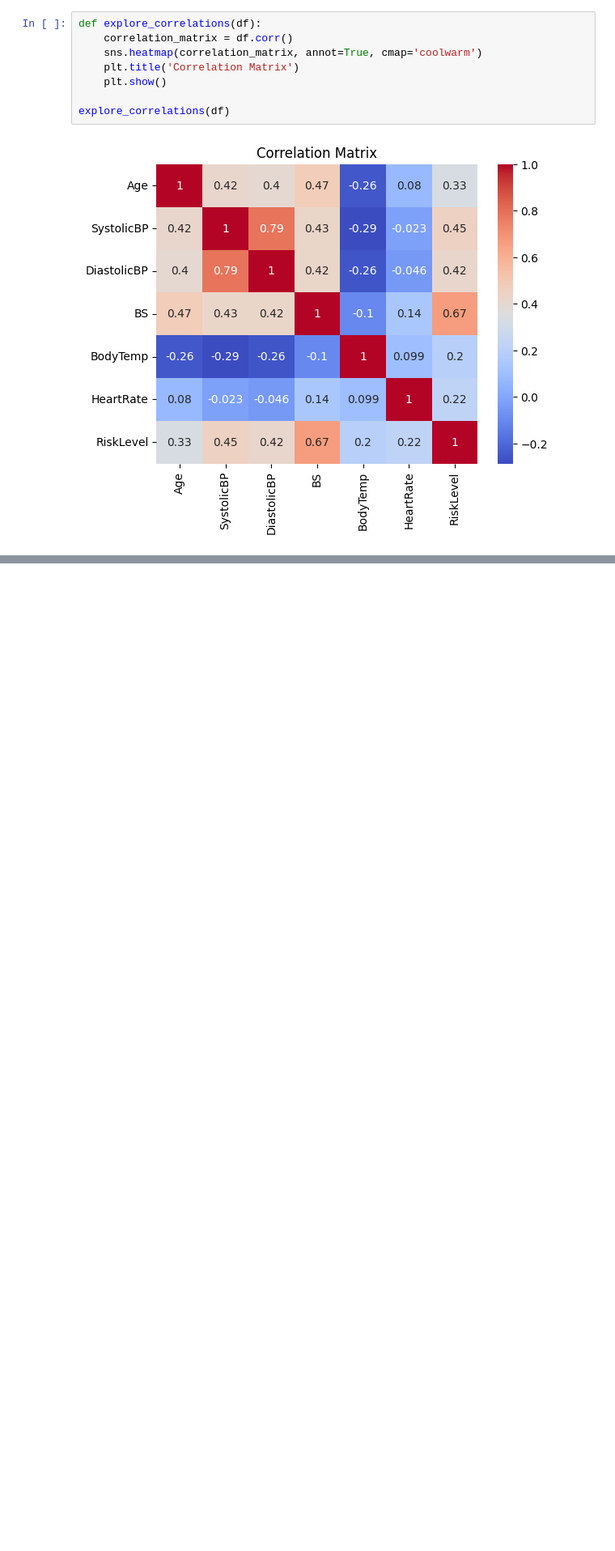
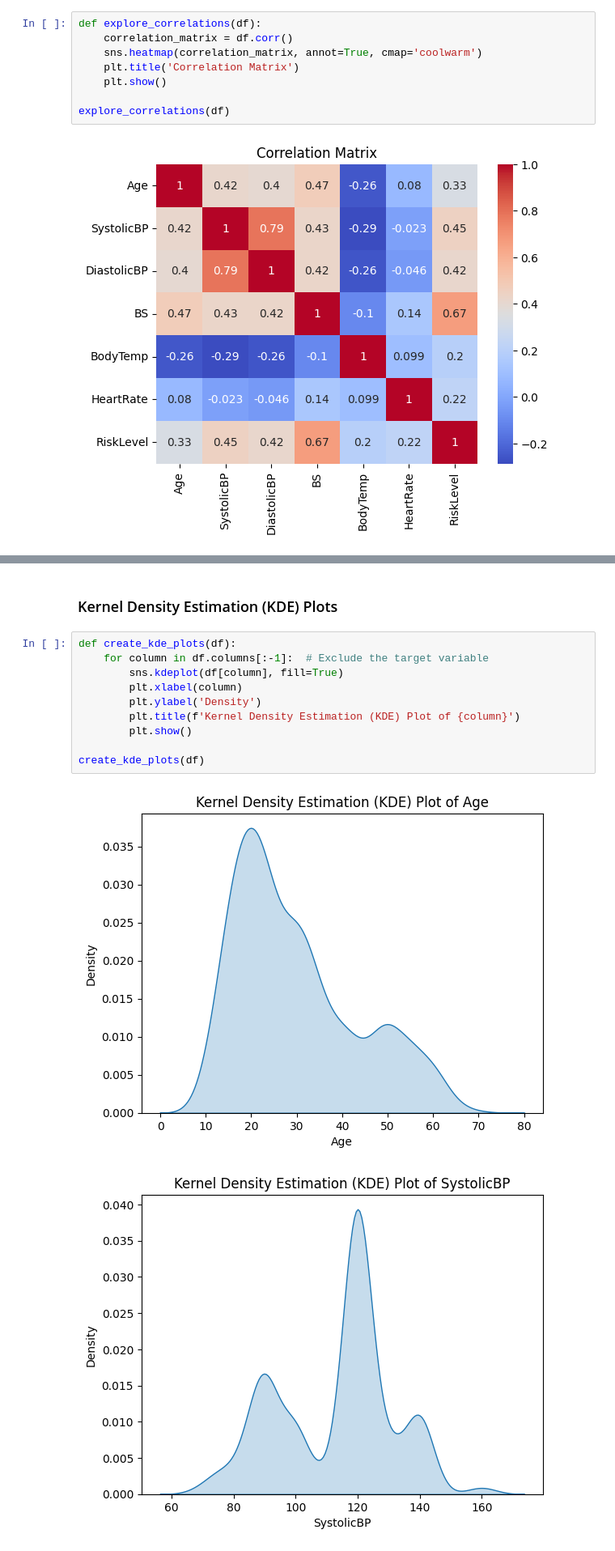
Before and after one commit to irlandakelly/mlops-bootcamp-individual-capstone-project, a Jupyter notebook: notebooks/Maternal_Health_Risk_Data_EDA.ipynb, the cells around one changed output, grey strips where cells are left out. Shown at 81% size. Drawn from its saved outputs; the diff is of its cells as text; blank space fills up the shorter version.

```diff
--- a/notebooks/Maternal_Health_Risk_Data_EDA.ipynb
+++ b/notebooks/Maternal_Health_Risk_Data_EDA.ipynb
@@ -207,0 +211,15 @@ explore_correlations(df)
+# %% [markdown]
+### Kernel Density Estimation (KDE) Plots
+# %%
+def create_kde_plots(df):
+    for column in df.columns[:-1]:  # Exclude the target variable
+        sns.kdeplot(df[column], fill=True)
+        plt.xlabel(column)
+        plt.ylabel('Density')
+        plt.title(f'Kernel Density Estimation (KDE) Plot of {column}')
+        plt.show()
+
+create_kde_plots(df)
+# %% [output]
+[figure, added]
+[figure, added]
```
Also changed, not shown: parts of 8 cells of this notebook.
